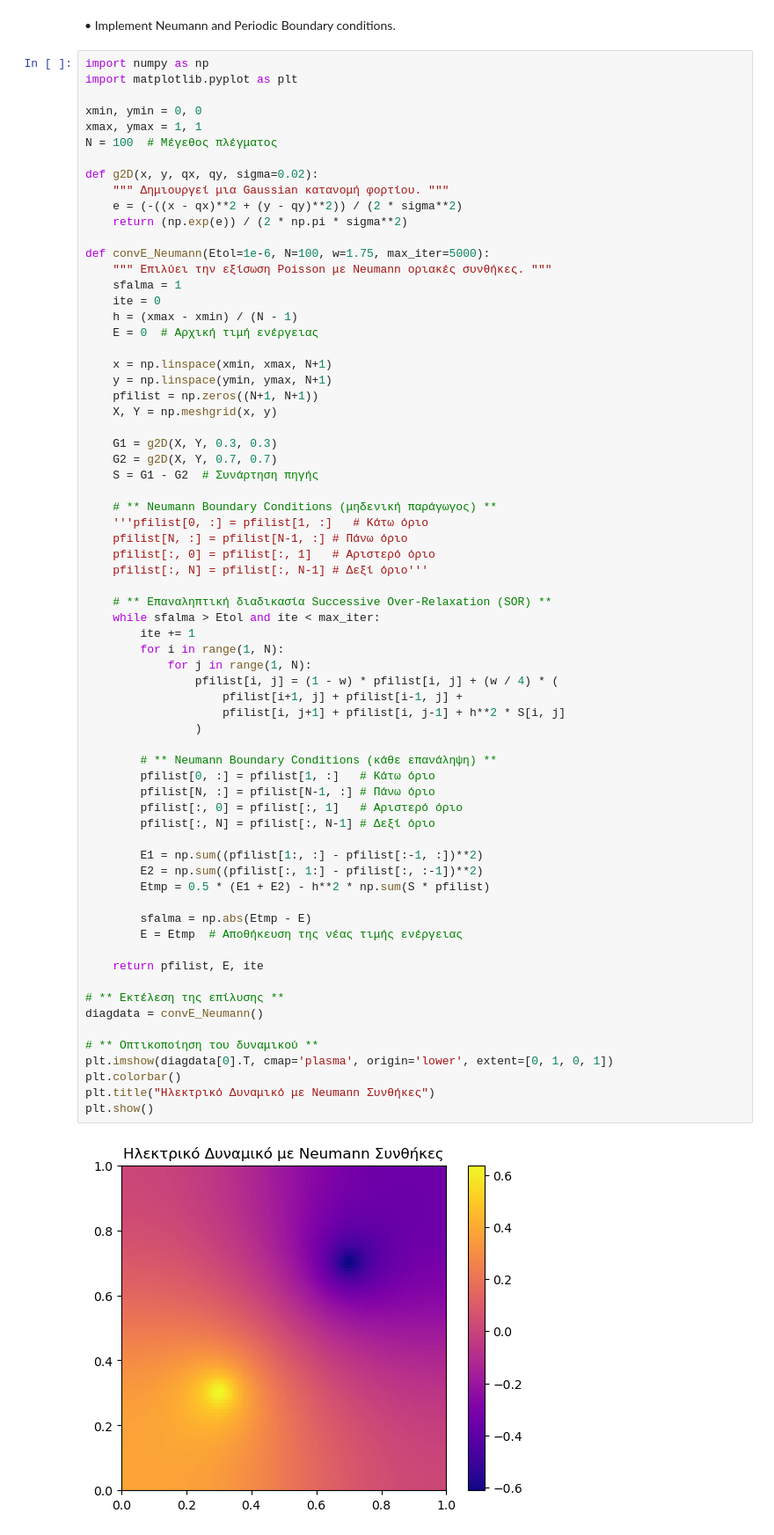
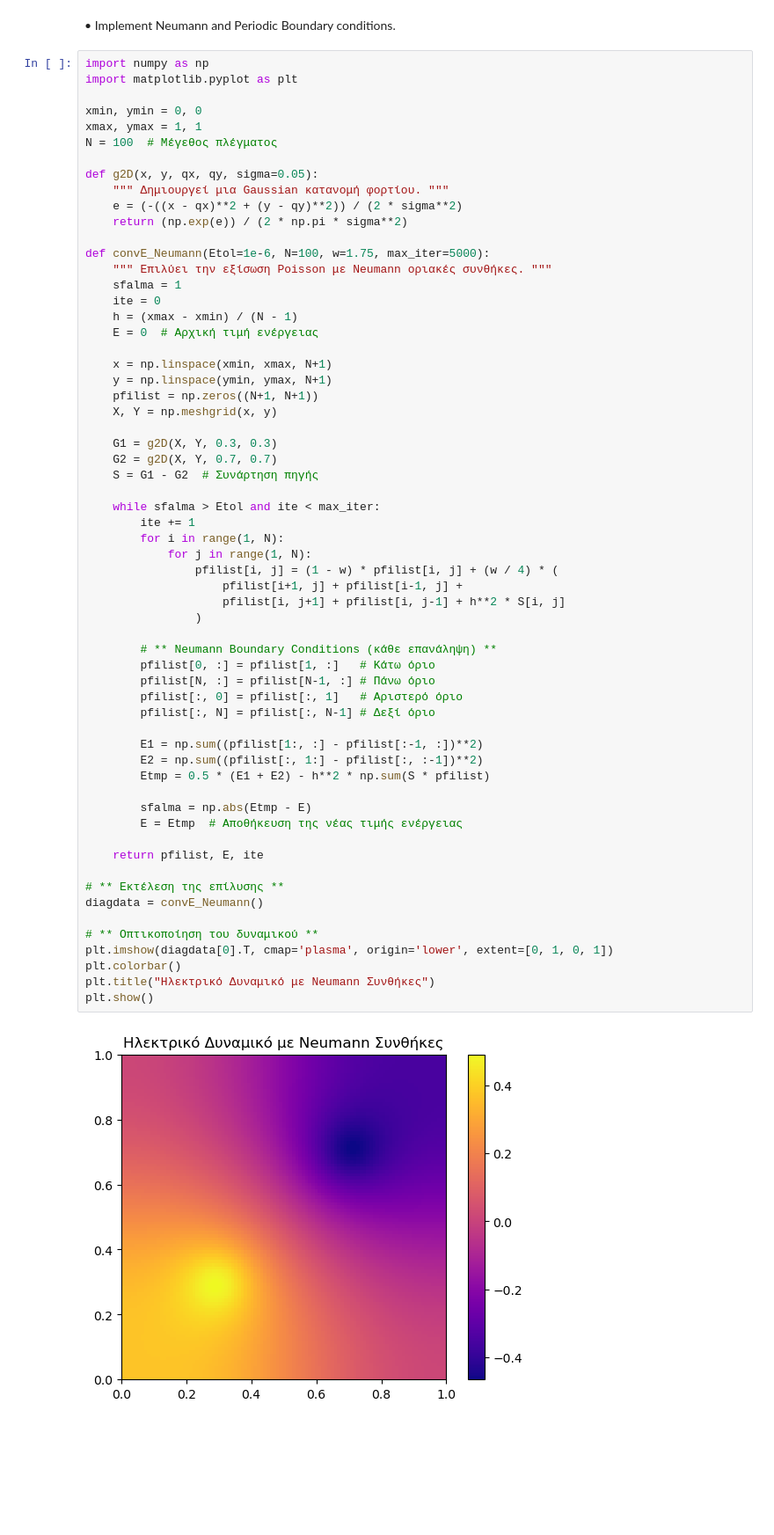
Before and after one commit to VeganSouvlaki/CP, a Jupyter notebook: ΠΡΟΤΖΕΚΤ.ipynb, the cells around one changed output. Shown: that part at 88% size. Cells and saved outputs as stored; diff of their text form; blank space fills up the shorter version.

```diff
--- a/ΠΡΟΤΖΕΚΤ.ipynb
+++ b/ΠΡΟΤΖΕΚΤ.ipynb
@@ -398,7 +398,7 @@ xmin, ymin = 0, 0
 xmax, ymax = 1, 1
 N = 100  # Μέγεθος πλέγματος
 
-def g2D(x, y, qx, qy, sigma=0.02):
+def g2D(x, y, qx, qy, sigma=0.05):
     """ Δημιουργεί μια Gaussian κατανομή φορτίου. """
     e = (-((x - qx)**2 + (y - qy)**2)) / (2 * sigma**2)
     return (np.exp(e)) / (2 * np.pi * sigma**2)
@@ -419,44 +419,37 @@ def convE_Neumann(Etol=1e-6, N=100, w=1.75, max_iter=5000):
     G2 = g2D(X, Y, 0.7, 0.7)
     S = G1 - G2  # Συνάρτηση πηγής
 
-    # ** Neumann Boundary Conditions (μηδενική παράγωγος) **
-    '''pfilist[0, :] = pfilist[1, :]   # Κάτω όριο
-    pfilist[N, :] = pfilist[N-1, :] # Πάνω όριο
-    pfilist[:, 0] = pfilist[:, 1]   # Αριστερό όριο
-    pfilist[:, N] = pfilist[:, N-1] # Δεξί όριο'''
-
-    # ** Επαναληπτική διαδικασία Successive Over-Relaxation (SOR) **
     while sfalma > Etol and ite < max_iter:
         ite += 1
         for i in range(1, N):
             for j in range(1, N):
                 pfilist[i, j] = (1 - w) * pfilist[i, j] + (w / 4) * (
                     pfilist[i+1, j] + pfilist[i-1, j] +
                     pfilist[i, j+1] + pfilist[i, j-1] + h**2 * S[i, j]
                 )
 
         # ** Neumann Boundary Conditions (κάθε επανάληψη) **
         pfilist[0, :] = pfilist[1, :]   # Κάτω όριο
         pfilist[N, :] = pfilist[N-1, :] # Πάνω όριο
         pfilist[:, 0] = pfilist[:, 1]   # Αριστερό όριο
         pfilist[:, N] = pfilist[:, N-1] # Δεξί όριο
 
         E1 = np.sum((pfilist[1:, :] - pfilist[:-1, :])**2)
         E2 = np.sum((pfilist[:, 1:] - pfilist[:, :-1])**2)
         Etmp = 0.5 * (E1 + E2) - h**2 * np.sum(S * pfilist)
 
         sfalma = np.abs(Etmp - E)
         E = Etmp  # Αποθήκευση της νέας τιμής ενέργειας
 
     return pfilist, E, ite
 
 # ** Εκτέλεση της επίλυσης **
 diagdata = convE_Neumann()
 
 # ** Οπτικοποίηση του δυναμικού **
 plt.imshow(diagdata[0].T, cmap='plasma', origin='lower', extent=[0, 1, 0, 1])
 plt.colorbar()
 plt.title("Ηλεκτρικό Δυναμικό με Neumann Συνθήκες")
 plt.show()
 # %% [output]
-[figure, old version]
+[figure, new version]
```
Also changed, not shown: parts of 2 cells of this notebook.
